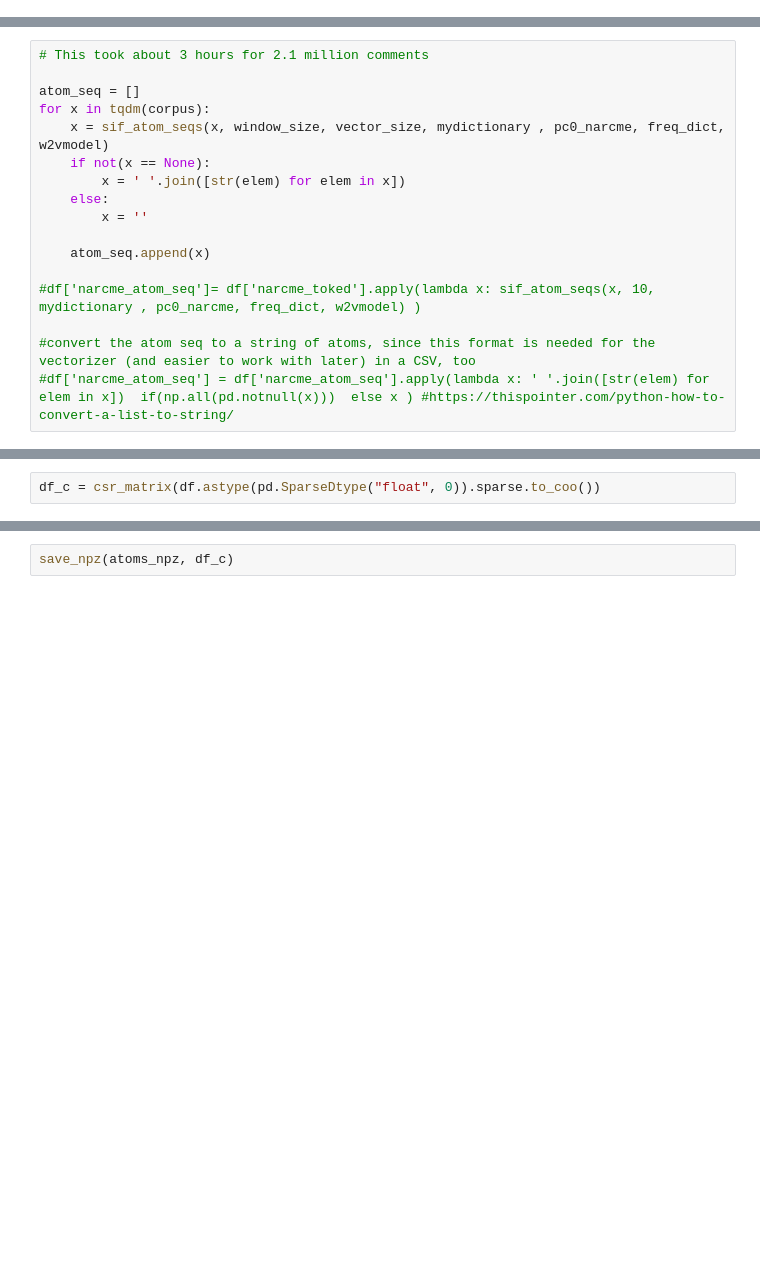
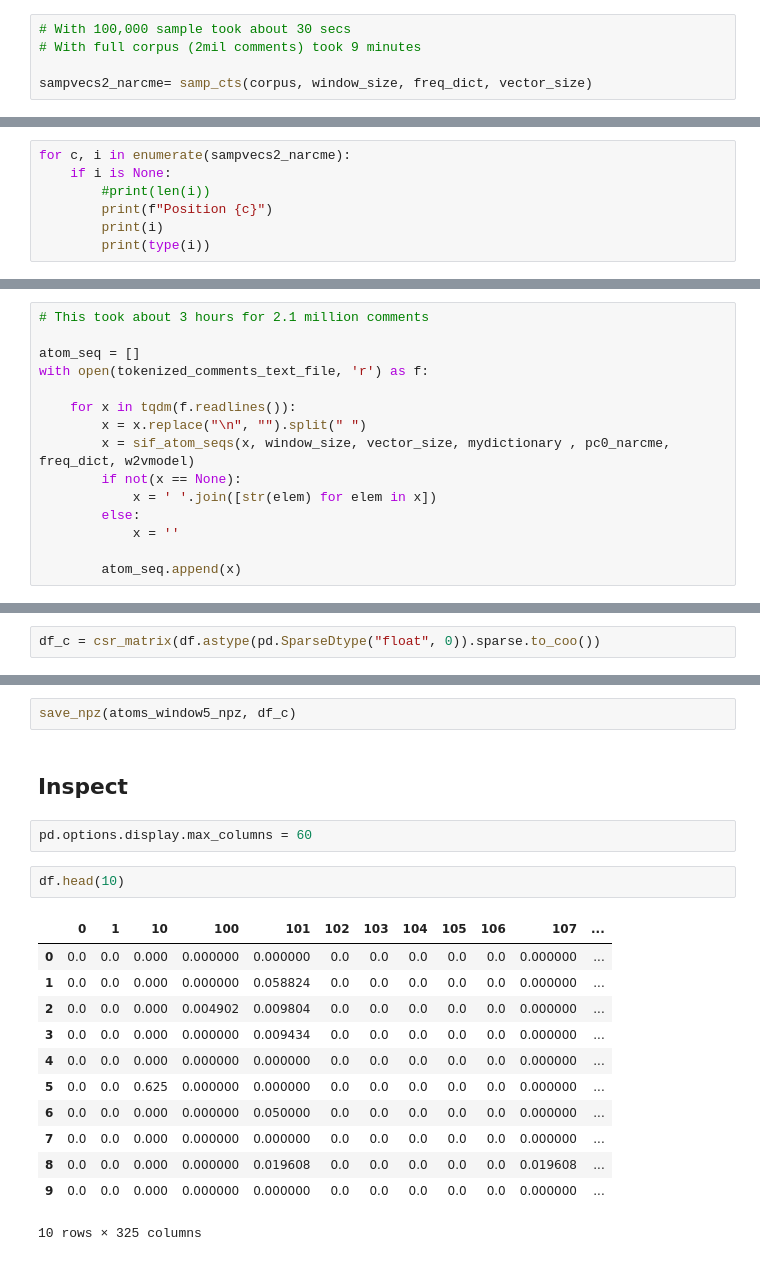
Before and after one commit to jarikstam/rmss_thesis, a Jupyter notebook: 4b_assigning_atoms.ipynb, the cells around one changed output, grey strips where cells are left out. Cells and saved outputs as stored; diff of their text form; blank space fills up the shorter version.

```diff
--- a/4b_assigning_atoms.ipynb
+++ b/4b_assigning_atoms.ipynb
@@ -152,0 +151,5 @@ sampvecs2_narcme = remove_c0(pc0_narcme, sampvecs2_narcme)
+# %%
+# With 100,000 sample took about 30 secs
+# With full corpus (2mil comments) took 9 minutes
+
+sampvecs2_narcme= samp_cts(corpus, window_size, freq_dict, vector_size)
@@ -152,0 +161,7 @@ sampvecs2_narcme = remove_c0(pc0_narcme, sampvecs2_narcme)
+# %%
+for c, i in enumerate(sampvecs2_narcme):
+    if i is None:
+        #print(len(i))
+        print(f"Position {c}")
+        print(i)
+        print(type(i))
@@ -188,16 +205,14 @@ Get SIF Atom Seqs on NARCME narratives
 # This took about 3 hours for 2.1 million comments
 
 atom_seq = []
-for x in tqdm(corpus):
-    x = sif_atom_seqs(x, window_size, vector_size, mydictionary , pc0_narcme, freq_dict, w2vmodel)
-    if not(x == None):
-        x = ' '.join([str(elem) for elem in x])
-    else:
-        x = ''
+with open(tokenized_comments_text_file, 'r') as f:
 
-    atom_seq.append(x)
+    for x in tqdm(f.readlines()):
+        x = x.replace("\n", "").split(" ")
+        x = sif_atom_seqs(x, window_size, vector_size, mydictionary , pc0_narcme, freq_dict, w2vmodel)
+        if not(x == None):
+            x = ' '.join([str(elem) for elem in x])
+        else:
+            x = ''
 
-#df['narcme_atom_seq']= df['narcme_toked'].apply(lambda x: sif_atom_seqs(x, 10, mydictionary , pc0_narcme, freq_dict, w2vmodel) )
-
-#convert the atom seq to a string of atoms, since this format is needed for the vectorizer (and easier to work with later) in a CSV, too
-#df['narcme_atom_seq'] = df['narcme_atom_seq'].apply(lambda x: ' '.join([str(elem) for elem in x])  if(np.all(pd.notnull(x)))  else x ) #https://thispointer.com/python-how-to-convert-a-list-to-string/
+        atom_seq.append(x)
@@ -245,2 +240,21 @@ df_c
 # %%
-save_npz(atoms_npz, df_c)
+save_npz(atoms_window5_npz, df_c)
+# %% [markdown]
+## Inspect
+# %%
+pd.options.display.max_columns = 60
+# %%
+df.head(10)
+# %% [output]
+|  | 0 | 1 | 10 | 100 | 101 | 102 | 103 | 104 | 105 | 106 | 107 | ... |
+| 0 | 0.0 | 0.0 | 0.000 | 0.000000 | 0.000000 | 0.0 | 0.0 | 0.0 | 0.0 | 0.0 | 0.000000 | ... |
+| 1 | 0.0 | 0.0 | 0.000 | 0.000000 | 0.058824 | 0.0 | 0.0 | 0.0 | 0.0 | 0.0 | 0.000000 | ... |
+| 2 | 0.0 | 0.0 | 0.000 | 0.004902 | 0.009804 | 0.0 | 0.0 | 0.0 | 0.0 | 0.0 | 0.000000 | ... |
+| 3 | 0.0 | 0.0 | 0.000 | 0.000000 | 0.009434 | 0.0 | 0.0 | 0.0 | 0.0 | 0.0 | 0.000000 | ... |
+| 4 | 0.0 | 0.0 | 0.000 | 0.000000 | 0.000000 | 0.0 | 0.0 | 0.0 | 0.0 | 0.0 | 0.000000 | ... |
+| 5 | 0.0 | 0.0 | 0.625 | 0.000000 | 0.000000 | 0.0 | 0.0 | 0.0 | 0.0 | 0.0 | 0.000000 | ... |
+| 6 | 0.0 | 0.0 | 0.000 | 0.000000 | 0.050000 | 0.0 | 0.0 | 0.0 | 0.0 | 0.0 | 0.000000 | ... |
+| 7 | 0.0 | 0.0 | 0.000 | 0.000000 | 0.000000 | 0.0 | 0.0 | 0.0 | 0.0 | 0.0 | 0.000000 | ... |
+| 8 | 0.0 | 0.0 | 0.000 | 0.000000 | 0.019608 | 0.0 | 0.0 | 0.0 | 0.0 | 0.0 | 0.019608 | ... |
+| 9 | 0.0 | 0.0 | 0.000 | 0.000000 | 0.000000 | 0.0 | 0.0 | 0.0 | 0.0 | 0.0 | 0.000000 | ... |
+10 rows × 325 columns
```
Also changed, not shown: parts of 21 cells of this notebook, 7 other files.
